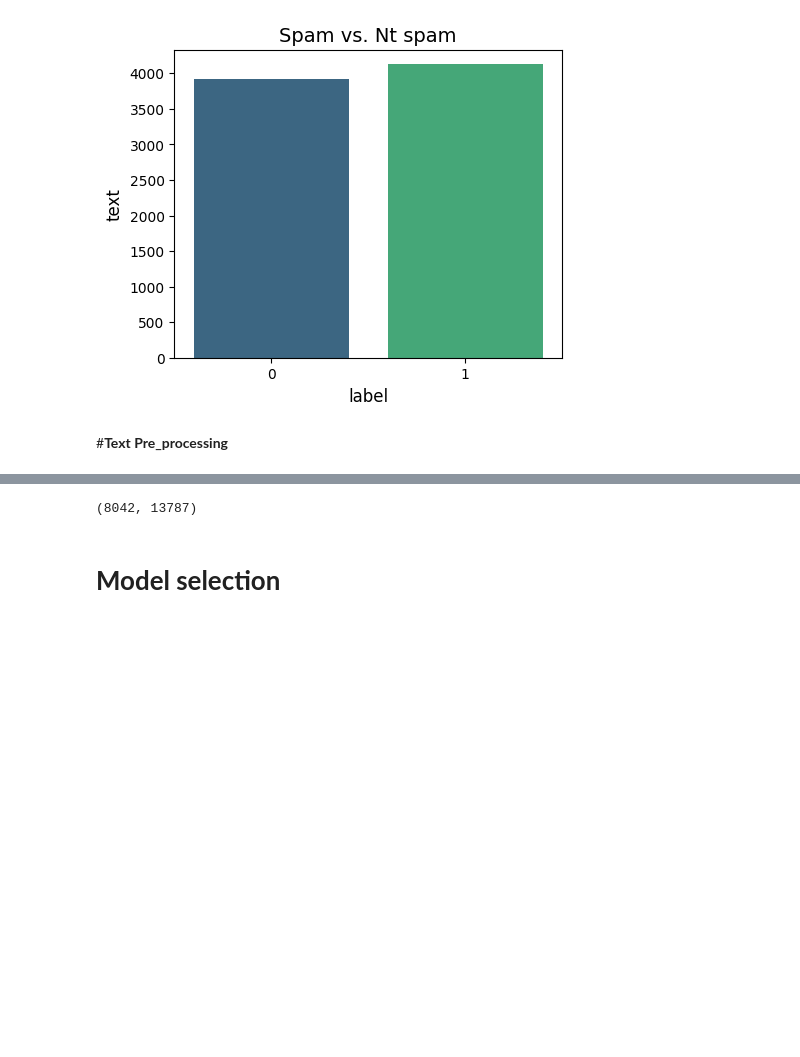
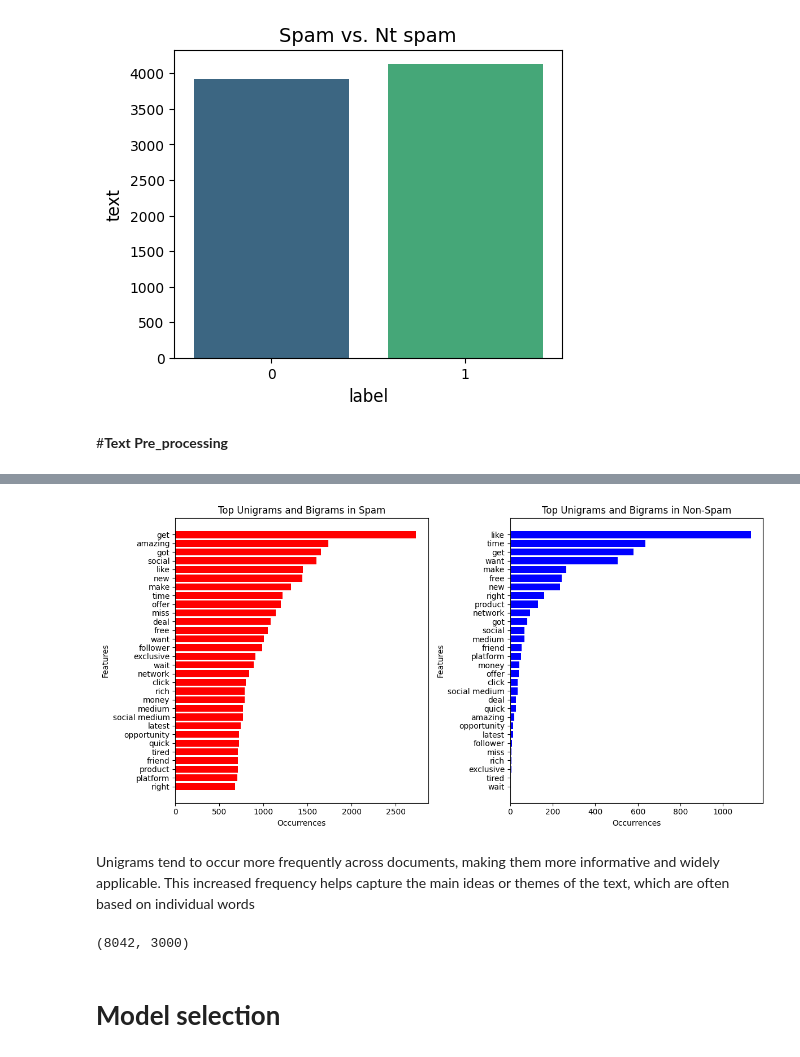
Before and after one commit to allaliamine/Real-time-spam-detection-with-Azure, a Jupyter notebook: notebooks/spam_detection.ipynb, the cells around one changed output, grey strips where cells are left out. Cells and saved outputs as stored; diff of their text form; code cells hidden in the pictures; blank space fills up the shorter version.

```diff
--- a/notebooks/spam_detection.ipynb
+++ b/notebooks/spam_detection.ipynb
@@ -200,11 +243,37 @@ data.head()
+# %%
+plt.figure(figsize=(12, 6))
+
+# Spam
+plt.subplot(1, 2, 1)
+plt.barh(spam_df['feature'], spam_df['count'], color='red')
+plt.title('Top Unigrams and Bigrams in Spam')
+plt.xlabel('Occurrences')
+plt.ylabel('Features')
+plt.gca().invert_yaxis()  # Invert Y-axis for better readability
+
+# Non-spam
+plt.subplot(1, 2, 2)
+plt.barh(non_spam_df['feature'], non_spam_df['count'], color='blue')
+plt.title('Top Unigrams and Bigrams in Non-Spam')
+plt.xlabel('Occurrences')
+plt.ylabel('Features')
+plt.gca().invert_yaxis()  # Invert Y-axis for better readability
+
+plt.tight_layout()
+plt.show()
+# %% [output]
+[figure, added]
+# %% [markdown]
+Unigrams tend to occur more frequently across documents, making them more informative and widely applicable. This increased frequency helps capture the main ideas or themes of the text, which are often based on individual words
 # %%
-from sklearn.feature_extraction.text import CountVectorizer
-vectorizer = CountVectorizer()
+from sklearn.feature_extraction.text import TfidfVectorizer
+
+vectorizer = TfidfVectorizer(ngram_range=(1, 1), max_features=3000)
 message = vectorizer.fit_transform(data['cleaned_text'])
 
 message.shape
 # %% [output]
-(8042, 13787)
+(8042, 3000)
 # %%
 from sklearn.model_selection import train_test_split
 from sklearn.naive_bayes import MultinomialNB
```
Also changed, not shown: parts of 20 cells of this notebook, 5 other files.
